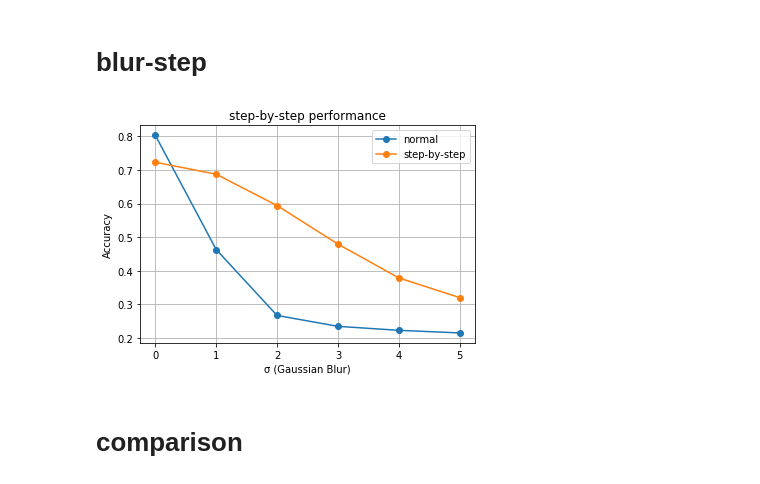
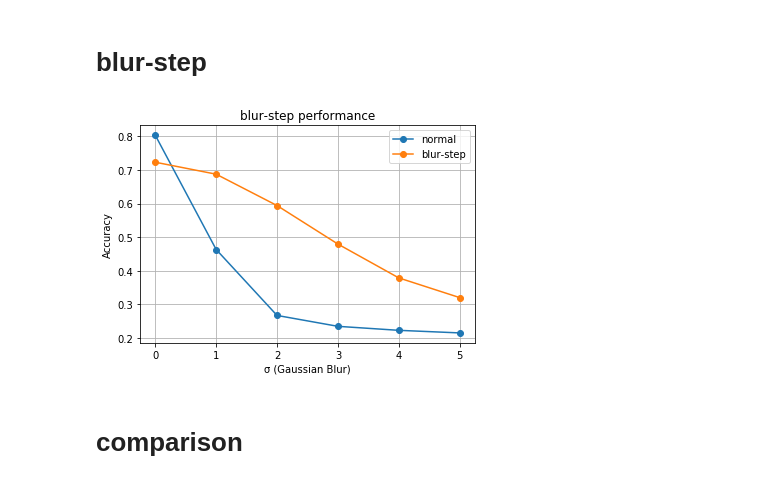
Before and after one commit to sousquared/Blur-Training_Cifar10, a Jupyter notebook: analysis/comparison.ipynb, the cells around one changed output. Saved outputs shown, nothing was run; the diff lists cells and outputs as text; code cells hidden in the pictures.

```diff
--- a/analysis/comparison.ipynb
+++ b/analysis/comparison.ipynb
@@ -326,17 +326,17 @@ blur_step.append(calc_acc((31,31), 5))
 # %%
 x = [0, 1, 2, 3, 4, 5]
 fig, ax = plt.subplots()
-plt.title("step-by-step performance")
+plt.title("blur-step performance")
 ax.plot(x, normal, label='normal', marker="o")
-ax.plot(x, blur_step, label='step-by-step', marker="o")
+ax.plot(x, blur_step, label='blur-step', marker="o")
 ax.set_xlabel('σ (Gaussian Blur)')
 ax.set_ylabel('Accuracy')
 ax.legend()
 ax.grid(True)
 fig.show()
 fig.savefig(RESULT_DIR + 'comparison_blur-step.png')
 # %% [output]
-[figure, old version]
+[figure, new version]
 # %% [markdown]
 # comparison
 # %%
```
Also changed, not shown: 5 other files.
